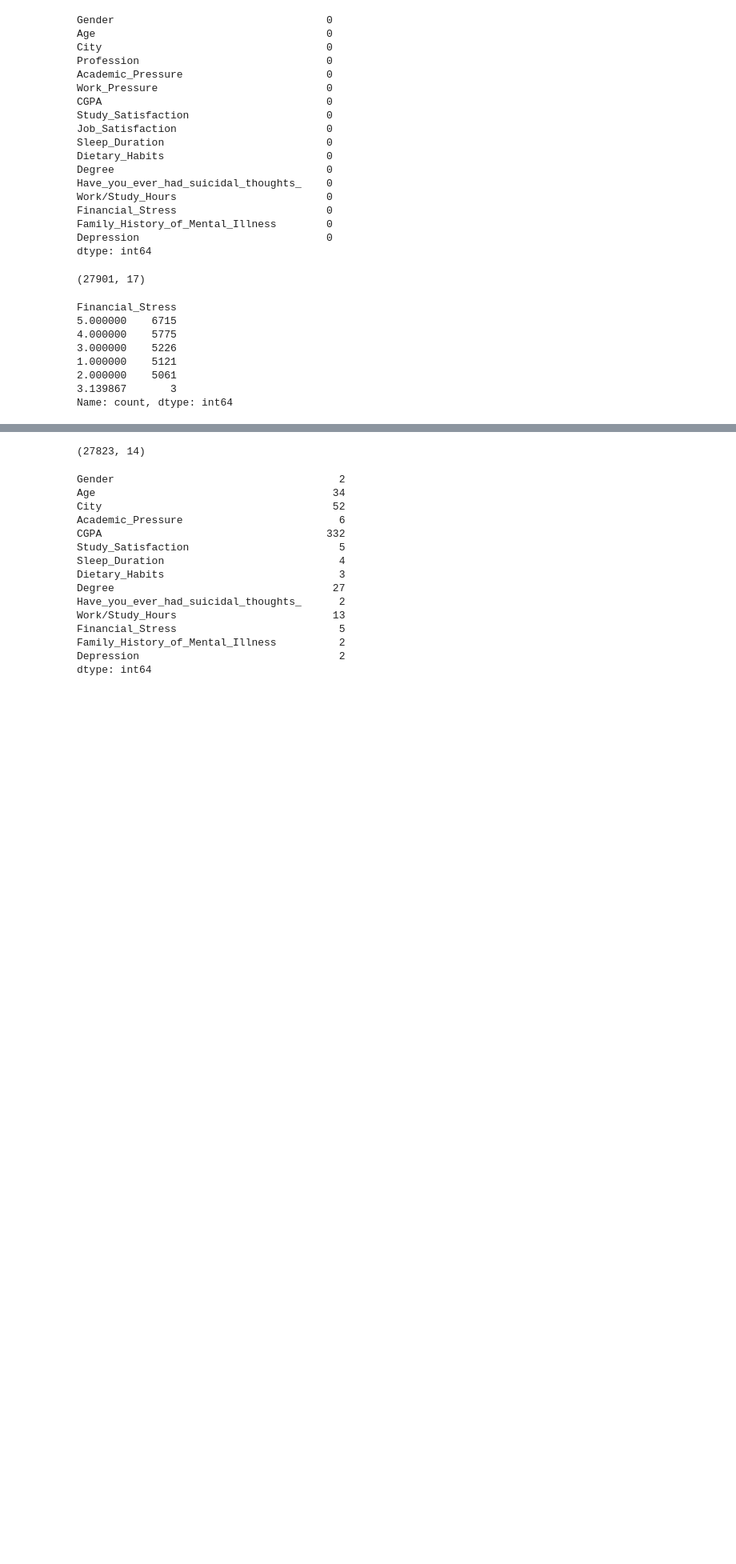
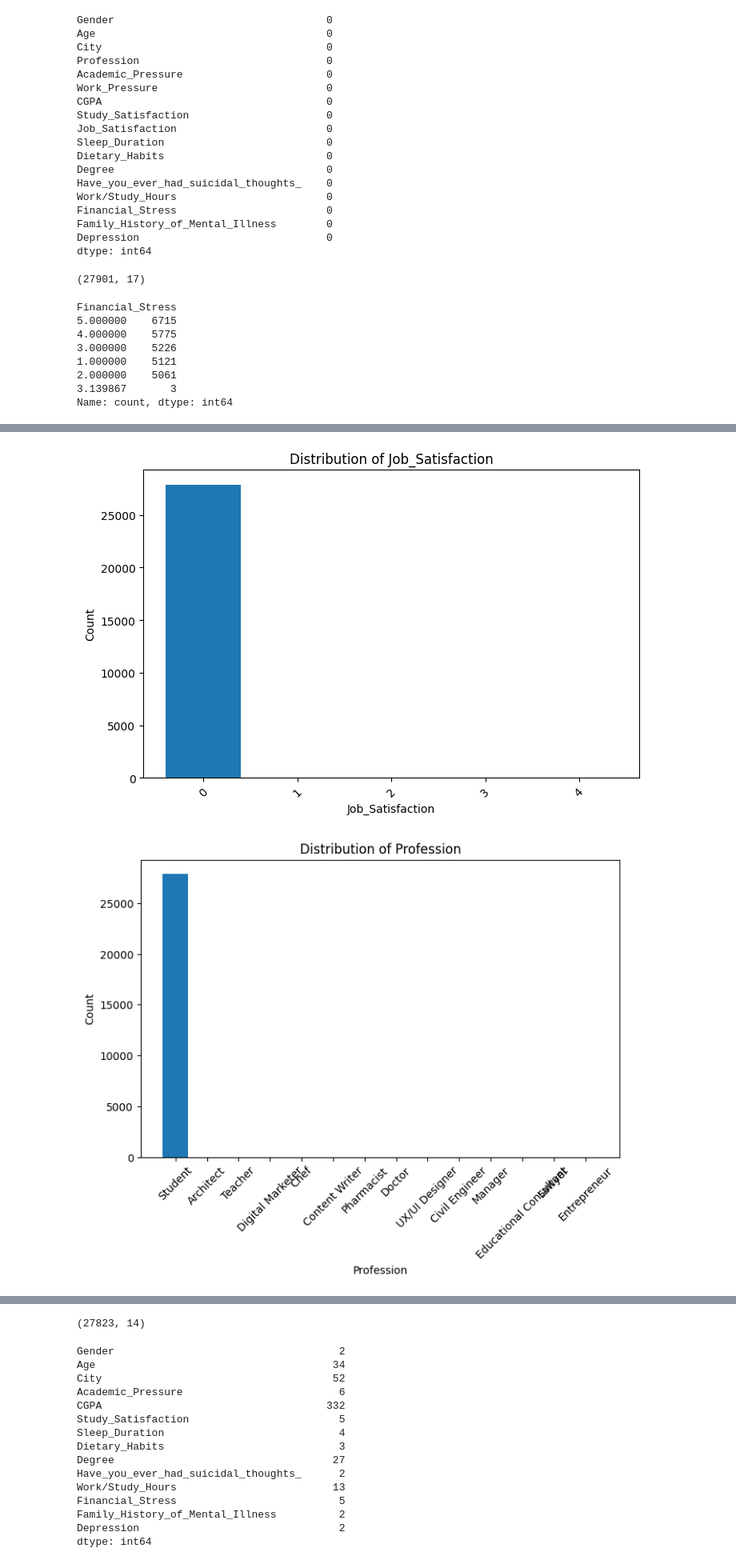
Before and after one commit to aslam0312/machinelearning-, a Jupyter notebook: depression.ipynb, the cells around one changed output, grey strips where cells are left out. Shown: that part at 80% size. Drawn from its saved outputs; the diff is of its cells as text; code cells hidden in the pictures; blank space fills up the shorter version.

```diff
--- a/depression.ipynb
+++ b/depression.ipynb
@@ -148,0 +156,25 @@ df.sample(3)
+# %%
+def create_bar_chart(df, column_name):
+
+  value_counts = df[column_name].value_counts()
+  plt.figure(figsize=(8, 5))  # Adjust figure size as needed
+  plt.bar(value_counts.index, value_counts)
+  plt.xlabel(column_name)
+  plt.ylabel('Count')
+  plt.title(f'Distribution of {column_name}')
+  plt.xticks(rotation=45)
+  plt.show()
+
+# Example usage:
+# Assuming you have a DataFrame named 'df'
+
+create_bar_chart(df, 'Job_Satisfaction')
+create_bar_chart(df, 'Profession')
+create_bar_chart(df, 'Work_Pressure')
+create_bar_chart(df,'Sleep_Duration')
+create_bar_chart(df,'Study_Satisfaction')
+create_bar_chart(df,'Degree')
+create_bar_chart(df,'Dietary_Habits')
+# %% [output]
+[figure, added]
+[figure, added]
```
Also changed, not shown: parts of 41 cells of this notebook, 3 other files.
